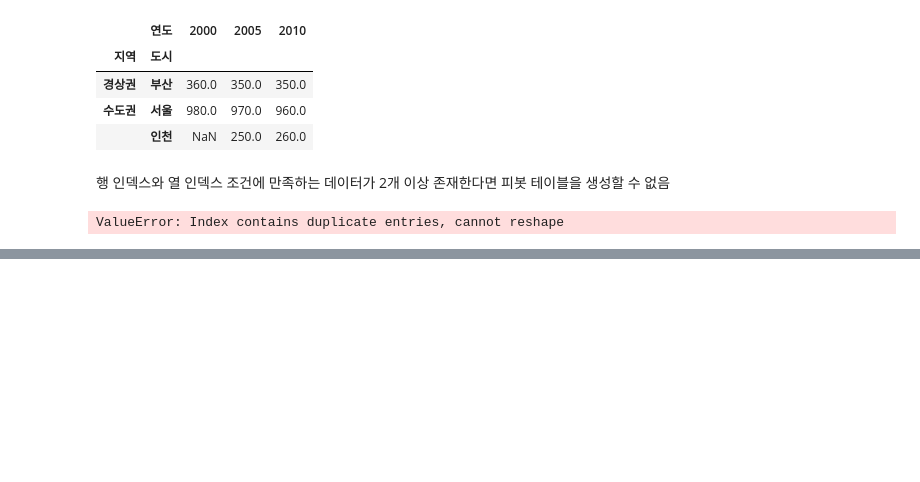
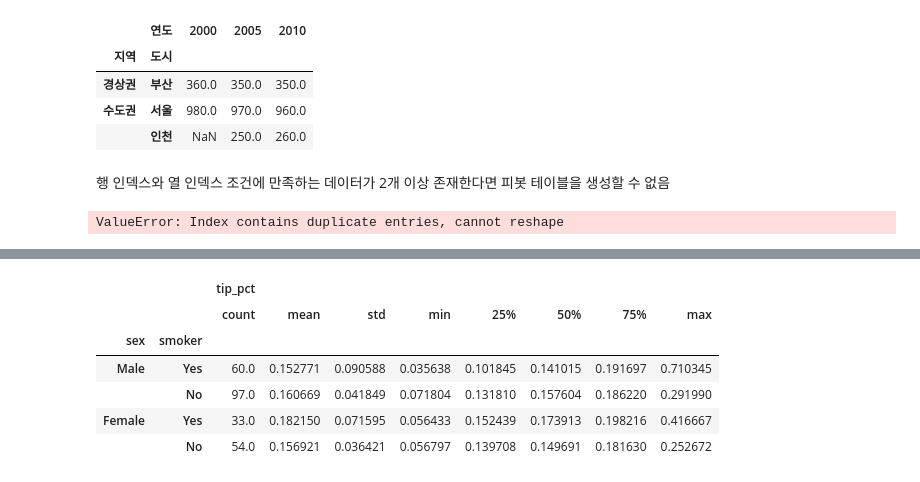
Before and after one commit to pjh753156a/python-basic, a Jupyter notebook: python-data-analysis-basic-20240118-main/pandas_data_analysis/pandas_data_advanced_controll.ipynb, the cells around one changed output, grey strips where cells are left out. Cells and saved outputs as stored; diff of their text form; code cells hidden in the pictures; blank space fills up the shorter version.

```diff
--- a/python-data-analysis-basic-20240118-main/pandas_data_analysis/pandas_data_advanced_controll.ipynb
+++ b/python-data-analysis-basic-20240118-main/pandas_data_analysis/pandas_data_advanced_controll.ipynb
@@ -234,0 +814,3 @@ ValueError: Index contains duplicate entries, cannot reshape
+# %%
+tips = seaborn.load_dataset('tips')
+tips.head()
@@ -234,0 +824,3 @@ ValueError: Index contains duplicate entries, cannot reshape
+# %%
+tips['tip_pct']=tips.tip/tips.total_bill
+tips.head()
@@ -234,0 +924,10 @@ ValueError: Index contains duplicate entries, cannot reshape
+# %%
+tips.groupby(['sex','smoker'])[['tip_pct']].describe()
+# %% [output]
+|  |  | tip_pct |  |  |  |  |  |  |  |
+|  |  | count | mean | std | min | 25% | 50% | 75% | max |
+| sex | smoker |  |  |  |  |  |  |  |  |
+| Male | Yes | 60.0 | 0.152771 | 0.090588 | 0.035638 | 0.101845 | 0.141015 | 0.191697 | 0.710345 |
+|  | No | 97.0 | 0.160669 | 0.041849 | 0.071804 | 0.131810 | 0.157604 | 0.186220 | 0.291990 |
+| Female | Yes | 33.0 | 0.182150 | 0.071595 | 0.056433 | 0.152439 | 0.173913 | 0.198216 | 0.416667 |
+|  | No | 54.0 | 0.156921 | 0.036421 | 0.056797 | 0.139708 | 0.149691 | 0.181630 | 0.252672 |
```
Also changed, not shown: parts of 90 cells of this notebook, 1 other file.
